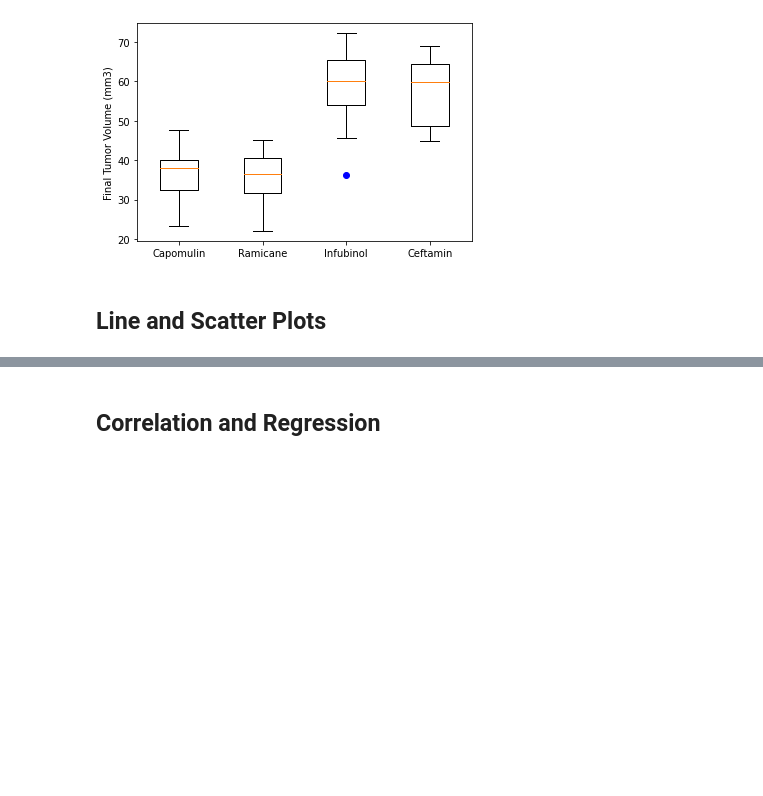
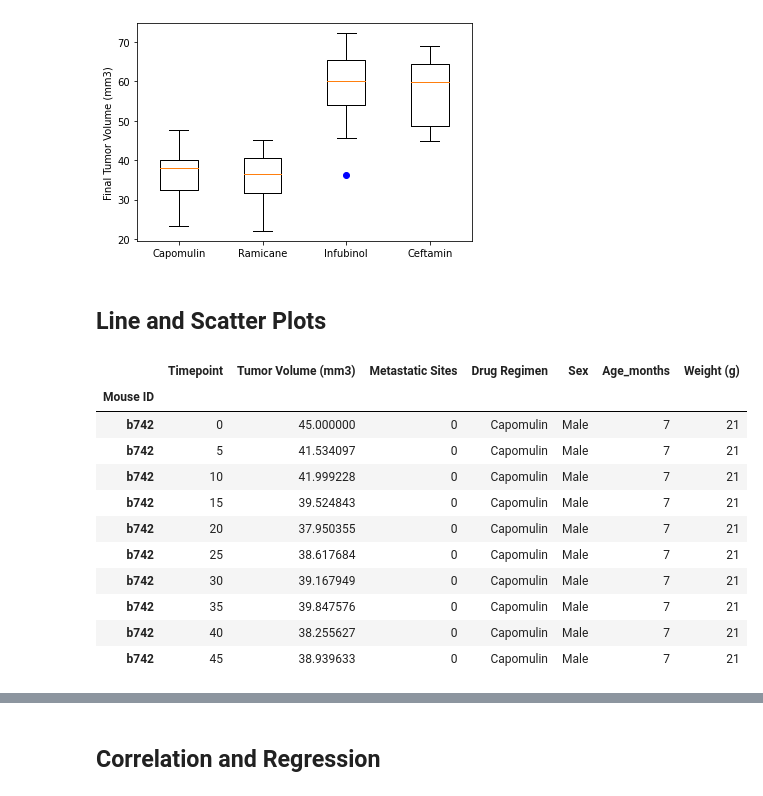
Before and after one commit to DasaSimo/Matplotlib-challenge, a Jupyter notebook: Pymaceuticals/pymaceuticals.ipynb, the cells around one changed output, grey strips where cells are left out. Cells and saved outputs as stored; diff of their text form; code cells hidden in the pictures; blank space fills up the shorter version.

```diff
--- a/Pymaceuticals/pymaceuticals.ipynb
+++ b/Pymaceuticals/pymaceuticals.ipynb
@@ -459,3 +459,24 @@ plt.show()
 ## Line and Scatter Plots
 # %%
 # Generate a line plot of tumor volume vs. time point for a mouse treated with Capomulin
+
+reset_data.head(20)
+#setting test mouse
+test_mouse = "b742"
+one_mouse_ind_df = reset_data.set_index(["Mouse ID"])
+one_mouse_ind_df
+one_mouse_df = one_mouse_ind_df.loc[test_mouse]
+one_mouse_df
+# %% [output]
+|  | Timepoint | Tumor Volume (mm3) | Metastatic Sites | Drug Regimen | Sex | Age_months | Weight (g) |
+| Mouse ID |  |  |  |  |  |  |  |
+| b742 | 0 | 45.000000 | 0 | Capomulin | Male | 7 | 21 |
+| b742 | 5 | 41.534097 | 0 | Capomulin | Male | 7 | 21 |
+| b742 | 10 | 41.999228 | 0 | Capomulin | Male | 7 | 21 |
+| b742 | 15 | 39.524843 | 0 | Capomulin | Male | 7 | 21 |
+| b742 | 20 | 37.950355 | 0 | Capomulin | Male | 7 | 21 |
+| b742 | 25 | 38.617684 | 0 | Capomulin | Male | 7 | 21 |
+| b742 | 30 | 39.167949 | 0 | Capomulin | Male | 7 | 21 |
+| b742 | 35 | 39.847576 | 0 | Capomulin | Male | 7 | 21 |
+| b742 | 40 | 38.255627 | 0 | Capomulin | Male | 7 | 21 |
+| b742 | 45 | 38.939633 | 0 | Capomulin | Male | 7 | 21 |
```
Also changed, not shown: parts of 1 cell of this notebook.
